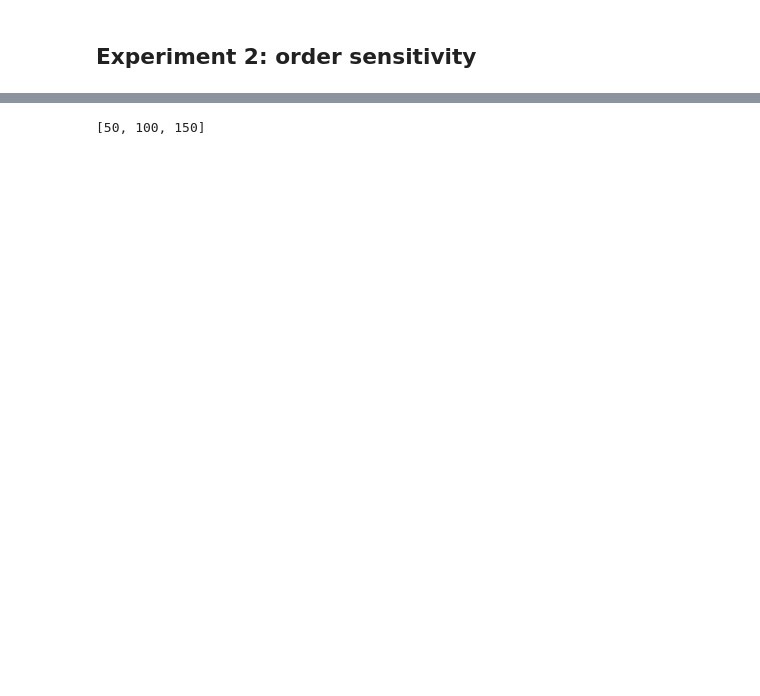
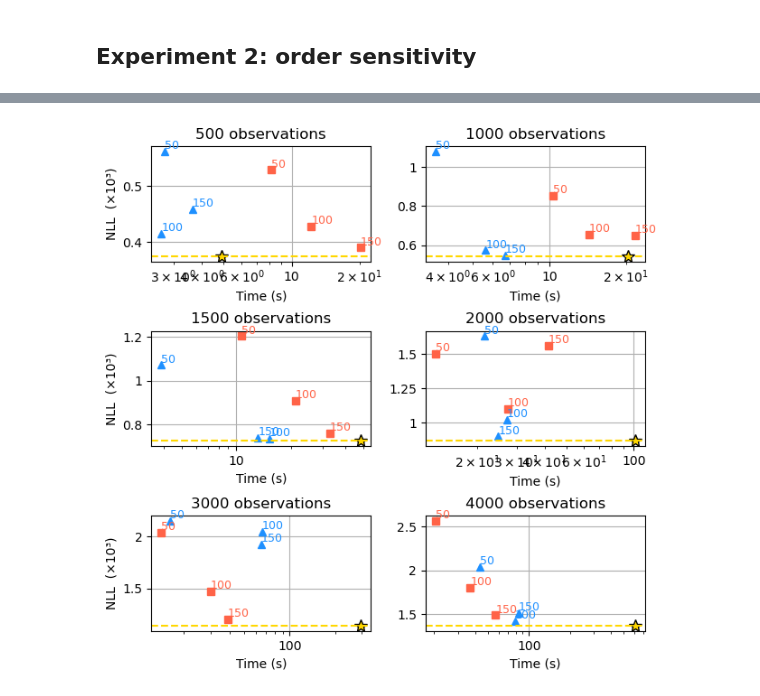
Before and after one commit to felipe-tobar/projected-likelihood, a Jupyter notebook: Experiment 2.ipynb, the cells around one changed output, grey strips where cells are left out. Cells and saved outputs as stored; diff of their text form; code cells hidden in the pictures; blank space fills up the shorter version.

```diff
--- a/Experiment 2.ipynb
+++ b/Experiment 2.ipynb
@@ -168,4 +164,47 @@ plt.savefig("img/exp1.pdf", bbox_inches='tight', pad_inches=0)
 # %%
-list_M
+from matplotlib.ticker import FuncFormatter
+
+def decimal_formatter(x, pos):
+    # Format numbers in plain decimals without scientific notation
+    if x >= 1:
+        return f"{x:.0f}"       # no decimals for large numbers
+    else:
+        return f"{x:.3f}"       # 3 decimals for small numbers
+
+fig, axs = plt.subplots(3, 2, figsize=(6.5,6.5), sharey=False)  # 3 rows, 2 cols
+axs = axs.flatten()
+
+for i in range(N):
+    ax = axs[i]
+
+    # plot time vs output for each method
+    ax.semilogx(times_nll[i], out_nll[i], '*-', c='gold', markersize=10,
+                markeredgecolor='k', markeredgewidth=1, label='NLL')
+    for j in range(M):
+        ax.semilogx(times_elbo[M*i + j], out_elbo[M*i + j], 's-', c='tomato', label='ELBO')
+        ax.text(times_elbo[M*i + j], out_elbo[M*i + j], list_M[j], c='tomato', fontsize=9, ha='left', va='bottom')
+        ax.semilogx(times_proj[M*i + j], out_proj[M*i + j], '^-', c='dodgerblue', label='Proj')
+        ax.text(times_proj[M*i + j], out_proj[M*i + j], list_M[j], c='dodgerblue', fontsize=9, ha='left', va='bottom')
+
+    ax.axhline(y=out_nll[i], color='gold', linestyle='--', label='ground truth')
+    ax.yaxis.set_major_formatter(formatter)
+
+    # ✅ Force all x-ticks to be plain decimals
+    ax.xaxis.set_major_formatter(FuncFormatter(decimal_formatter))
+
+    # ✅ Keep labels horizontal (no slant)
+    ax.tick_params(axis='x', rotation=0)
+
+    ax.set_title(f'{list_nsamples[i]} observations')
+    ax.set_xlabel('Time (s)')
+    if i % 2 == 0:   # first column only
+        ax.set_ylabel('NLL  (×10³)')
+
+    ax.grid(True)
+
+plt.tight_layout()
+plt.subplots_adjust(wspace=0.25, hspace=0.6, bottom=0.12)
+
+plt.savefig("img/exp1.pdf", bbox_inches='tight', pad_inches=0)
 # %% [output]
-[50, 100, 150]
+[figure, added]
```
Also changed, not shown: parts of 5 cells of this notebook, 5 other files.
